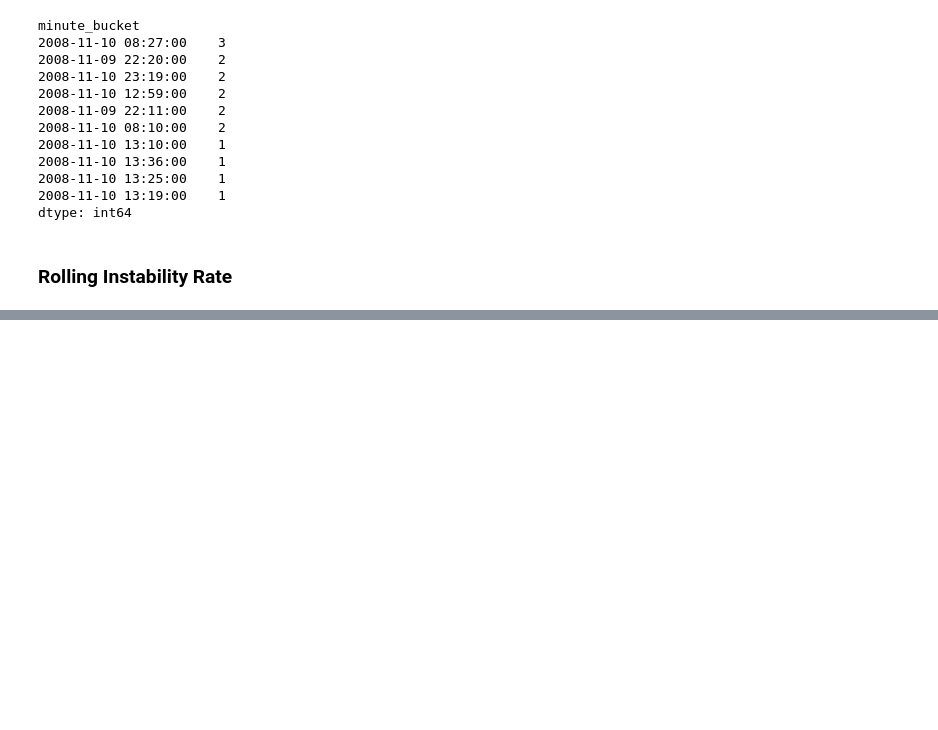
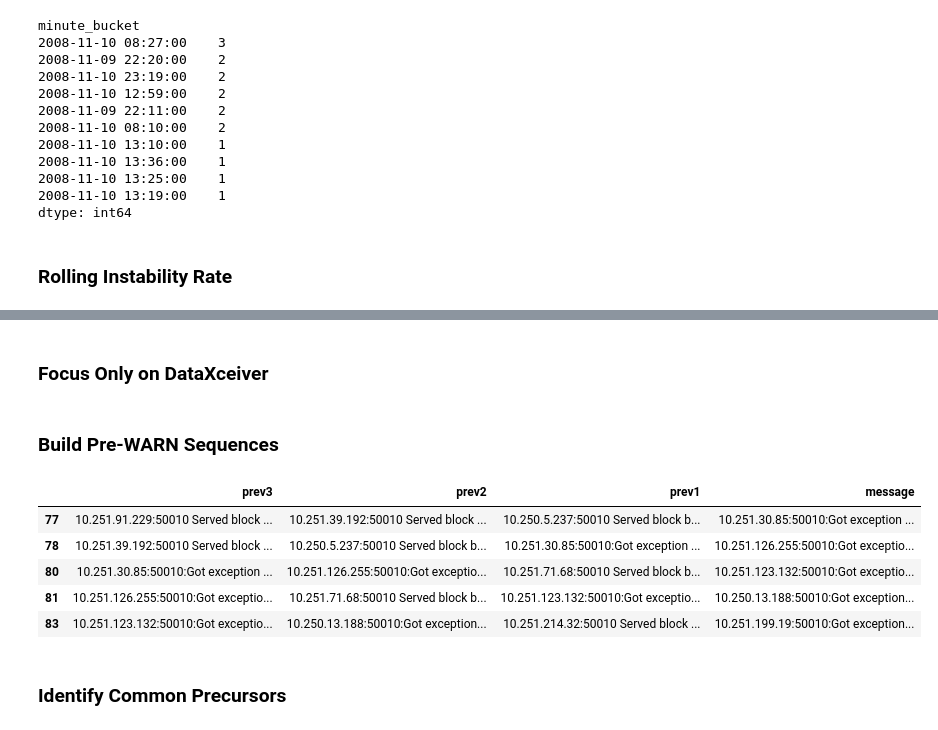
Before and after one commit to asimjamal/Modern-Saas-Product-Analytics, a Jupyter notebook: notebook/dataset_ingestion.ipynb, the cells around one changed output, grey strips where cells are left out. Drawn from its saved outputs; the diff is of its cells as text; code cells hidden in the pictures; blank space fills up the shorter version.

```diff
--- a/notebook/dataset_ingestion.ipynb
+++ b/notebook/dataset_ingestion.ipynb
@@ -414,3 +414,31 @@ df.sort_values("rolling_warn_rate", ascending=False).head(10)
 | 119 | 081109 | 234107 | 4261 | INFO | dfs.DataNode$DataXceiver | Receiving block blk_-125919029274... | 2008-11-09 23:41:07 | 2008-11-09 23:38:36 | 151.0 | ... |
 | 118 | 081109 | 234027 | 26 | INFO | dfs.FSNamesystem | BLOCK* NameSystem.addStoredBlock:... | 2008-11-09 23:40:27 | 2008-11-09 23:28:33 | 714.0 | ... |
 | 117 | 081109 | 233849 | 4087 | INFO | dfs.DataNode$PacketResponder | Received block blk_-3455521536483... | 2008-11-09 23:38:49 | 2008-11-09 23:31:08 | 461.0 | ... |
+# %% [markdown]
+### Focus Only on DataXceiver
+# %%
+dx_df = df[df["component"] == "dfs.DataNode$DataXceiver"].copy()
+dx_df = dx_df.sort_values("timestamp")
+# %% [markdown]
+### Build Pre-WARN Sequences
+# %%
+dx_df["is_warn"] = dx_df["level"] == "WARN"
+
+dx_df["prev1"] = dx_df["message"].shift(1)
+dx_df["prev2"] = dx_df["message"].shift(2)
+dx_df["prev3"] = dx_df["message"].shift(3)
+
+pre_warn_sequences = dx_df[dx_df["is_warn"]][
+    ["prev3", "prev2", "prev1", "message"]
+]
+
+pre_warn_sequences.head()
+# %% [output]
+|  | prev3 | prev2 | prev1 | message |
+| 77 | 10.251.91.229:50010 Served block ... | 10.251.39.192:50010 Served block ... | 10.250.5.237:50010 Served block b... | 10.251.30.85:50010:Got exception ... |
+| 78 | 10.251.39.192:50010 Served block ... | 10.250.5.237:50010 Served block b... | 10.251.30.85:50010:Got exception ... | 10.251.126.255:50010:Got exceptio... |
+| 80 | 10.251.30.85:50010:Got exception ... | 10.251.126.255:50010:Got exceptio... | 10.251.71.68:50010 Served block b... | 10.251.123.132:50010:Got exceptio... |
+| 81 | 10.251.126.255:50010:Got exceptio... | 10.251.71.68:50010 Served block b... | 10.251.123.132:50010:Got exceptio... | 10.250.13.188:50010:Got exception... |
+| 83 | 10.251.123.132:50010:Got exceptio... | 10.250.13.188:50010:Got exception... | 10.251.214.32:50010 Served block ... | 10.251.199.19:50010:Got exception... |
+# %% [markdown]
+### Identify Common Precursors
```
Also changed, not shown: parts of 3 cells of this notebook.
